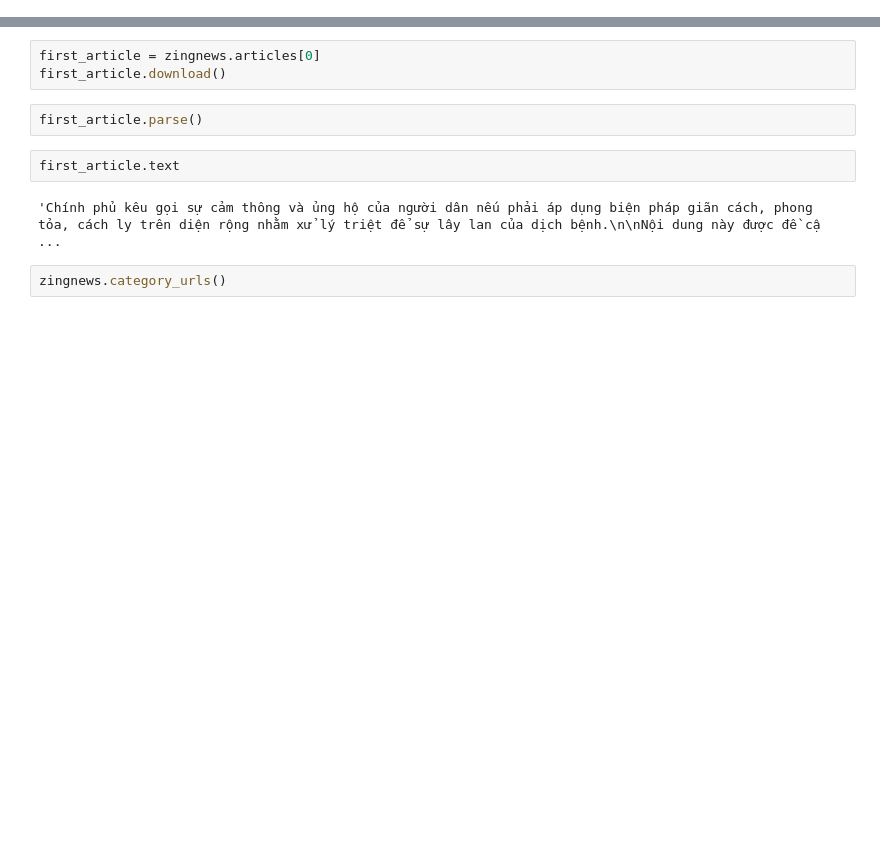
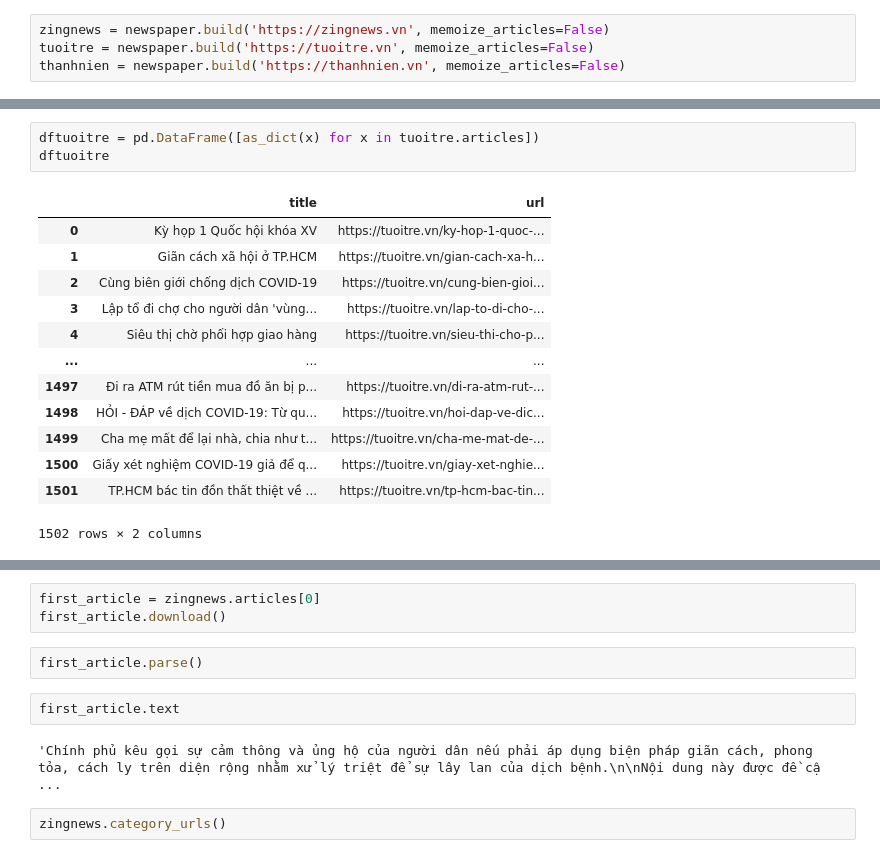
Before and after one commit to giatranhoang/newspaper, a Jupyter notebook: newspaper_crawl.ipynb, the cells around one changed output, grey strips where cells are left out. Saved outputs shown, nothing was run; the diff lists cells and outputs as text; blank space fills up the shorter version.

```diff
--- a/newspaper_crawl.ipynb
+++ b/newspaper_crawl.ipynb
@@ -3,0 +11,4 @@ import pandas as pd
+# %%
+zingnews = newspaper.build('https://zingnews.vn', memoize_articles=False)
+tuoitre = newspaper.build('https://tuoitre.vn', memoize_articles=False)
+thanhnien = newspaper.build('https://thanhnien.vn', memoize_articles=False)
@@ -3,0 +165,17 @@ import pandas as pd
+# %%
+dftuoitre = pd.DataFrame([as_dict(x) for x in tuoitre.articles])
+dftuoitre
+# %% [output]
+|  | title | url |
+| 0 | Kỳ họp 1 Quốc hội khóa XV | https://tuoitre.vn/ky-hop-1-quoc-... |
+| 1 | Giãn cách xã hội ở TP.HCM | https://tuoitre.vn/gian-cach-xa-h... |
+| 2 | Cùng biên giới chống dịch COVID-19 | https://tuoitre.vn/cung-bien-gioi... |
+| 3 | Lập tổ đi chợ cho người dân 'vùng... | https://tuoitre.vn/lap-to-di-cho-... |
+| 4 | Siêu thị chờ phối hợp giao hàng | https://tuoitre.vn/sieu-thi-cho-p... |
+| ... | ... | ... |
+| 1497 | Đi ra ATM rút tiền mua đồ ăn bị p... | https://tuoitre.vn/di-ra-atm-rut-... |
+| 1498 | HỎI - ĐÁP về dịch COVID-19: Từ qu... | https://tuoitre.vn/hoi-dap-ve-dic... |
+| 1499 | Cha mẹ mất để lại nhà, chia như t... | https://tuoitre.vn/cha-me-mat-de-... |
+| 1500 | Giấy xét nghiệm COVID-19 giả để q... | https://tuoitre.vn/giay-xet-nghie... |
+| 1501 | TP.HCM bác tin đồn thất thiệt về ... | https://tuoitre.vn/tp-hcm-bac-tin... |
+1502 rows × 2 columns
```
Also changed, not shown: parts of 67 cells of this notebook, 5 other files.
